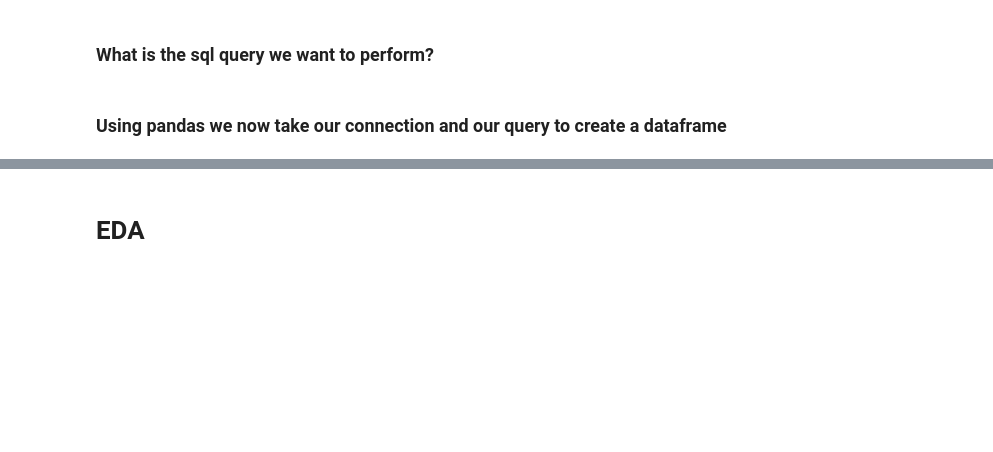
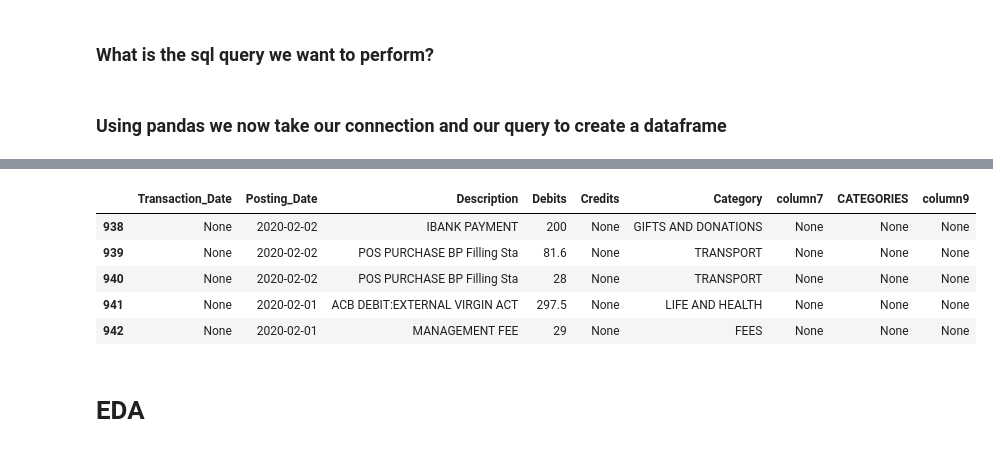
Before and after one commit to alphoenixbiz/AlphaCode-EXPLORE, a Jupyter notebook: Submissions/Classification Model/Alfred_predict03.ipynb, the cells around one changed output, grey strips where cells are left out. Cells and saved outputs as stored; diff of their text form; code cells hidden in the pictures; blank space fills up the shorter version.

```diff
--- a/Submissions/Classification Model/Alfred_predict03.ipynb
+++ b/Submissions/Classification Model/Alfred_predict03.ipynb
@@ -69,6 +69,15 @@ train.head()
 | 2 | 2020-02-07 | 2020-02-09 | PARKHURST HARDWARE RE PARKHURST ZA | 75 | None | HOME | None | TRANSPORT | None |
 | 3 | 2020-02-07 | 2020-02-08 | SEATTLE RENNIES HOUSE JOHANNESBUR... | 31.5 | None | ENTERTAINMENT & EAT OUT | None | LIFE AND HEALTH | None |
 | 4 | 2020-02-07 | 2020-02-08 | FLM RENNIE HOUSE EATER BRAAMFONTE... | 29.98 | None | ENTERTAINMENT & EAT OUT | None | COMMUNICATION | None |
+# %%
+train.tail()
+# %% [output]
+|  | Transaction_Date | Posting_Date | Description | Debits | Credits | Category | column7 | CATEGORIES | column9 |
+| 938 | None | 2020-02-02 | IBANK PAYMENT | 200 | None | GIFTS AND DONATIONS | None | None | None |
+| 939 | None | 2020-02-02 | POS PURCHASE BP Filling Sta | 81.6 | None | TRANSPORT | None | None | None |
+| 940 | None | 2020-02-02 | POS PURCHASE BP Filling Sta | 28 | None | TRANSPORT | None | None | None |
+| 941 | None | 2020-02-01 | ACB DEBIT:EXTERNAL VIRGIN ACT | 297.5 | None | LIFE AND HEALTH | None | None | None |
+| 942 | None | 2020-02-01 | MANAGEMENT FEE | 29 | None | FEES | None | None | None |
 # %%
 # #import the test data
 # test = pd.read_sql_query(sql_query2, connection)
```
Also changed, not shown: parts of 21 cells of this notebook.
